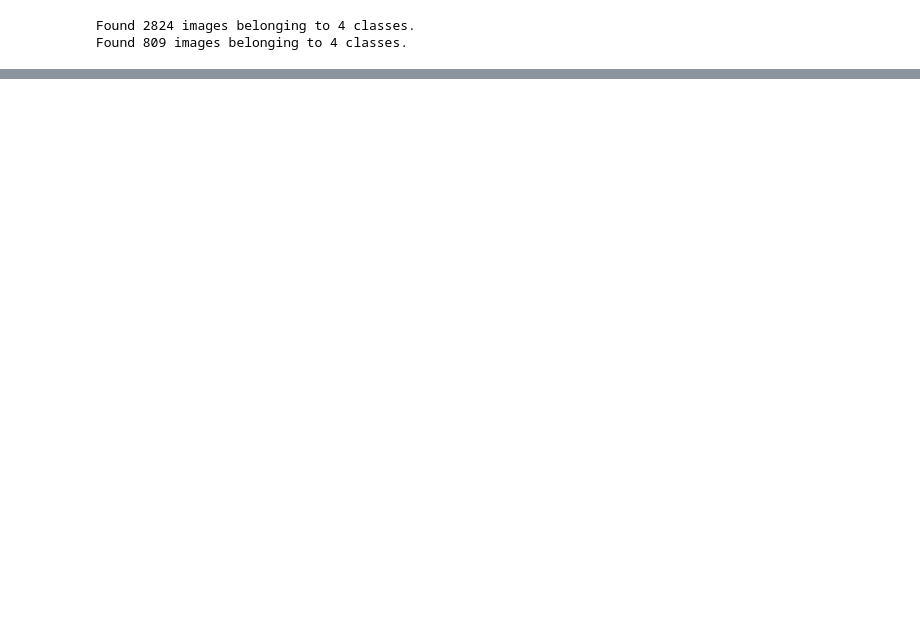
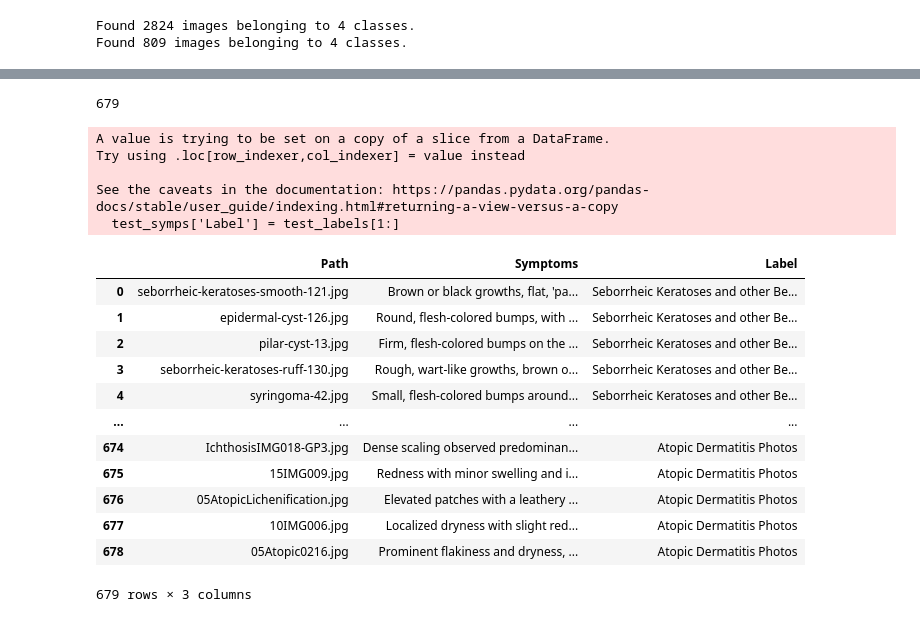
Before and after one commit to svmiko/skindiagnosis, a Jupyter notebook: notebooks/cnn_2class.ipynb, the cells around one changed output, grey strips where cells are left out. Drawn from its saved outputs; the diff is of its cells as text; code cells hidden in the pictures; blank space fills up the shorter version.

```diff
--- a/notebooks/cnn_2class.ipynb
+++ b/notebooks/cnn_2class.ipynb
@@ -187,0 +398,3 @@ Test accuracy: 0.6254635453224182
+# %%
+test_labels = [test_label[29:] for test_label in test_labels]
+test_image_paths[1:]
@@ -187,0 +439,29 @@ Test accuracy: 0.6254635453224182
+# %%
+test_symps = test_symps[['Path','Symptoms']]
+len(test_symps)
+# %% [output]
+679
+# %%
+test_symps['Label'] = test_labels[1:]
+# %% [output]
+A value is trying to be set on a copy of a slice from a DataFrame.
+Try using .loc[row_indexer,col_indexer] = value instead
+
+See the caveats in the documentation: https://pandas.pydata.org/pandas-docs/stable/user_guide/indexing.html#returning-a-view-versus-a-copy
+  test_symps['Label'] = test_labels[1:]
+# %%
+test_symps
+# %% [output]
+|  | Path | Symptoms | Label |
+| 0 | seborrheic-keratoses-smooth-121.jpg | Brown or black growths, flat, 'pa... | Seborrheic Keratoses and other Be... |
+| 1 | epidermal-cyst-126.jpg | Round, flesh-colored bumps, with ... | Seborrheic Keratoses and other Be... |
+| 2 | pilar-cyst-13.jpg | Firm, flesh-colored bumps on the ... | Seborrheic Keratoses and other Be... |
+| 3 | seborrheic-keratoses-ruff-130.jpg | Rough, wart-like growths, brown o... | Seborrheic Keratoses and other Be... |
+| 4 | syringoma-42.jpg | Small, flesh-colored bumps around... | Seborrheic Keratoses and other Be... |
+| ... | ... | ... | ... |
+| 674 | IchthosisIMG018-GP3.jpg | Dense scaling observed predominan... | Atopic Dermatitis Photos |
+| 675 | 15IMG009.jpg | Redness with minor swelling and i... | Atopic Dermatitis Photos |
+| 676 | 05AtopicLichenification.jpg | Elevated patches with a leathery ... | Atopic Dermatitis Photos |
+| 677 | 10IMG006.jpg | Localized dryness with slight red... | Atopic Dermatitis Photos |
+| 678 | 05Atopic0216.jpg | Prominent flakiness and dryness, ... | Atopic Dermatitis Photos |
+679 rows × 3 columns
```
Also changed, not shown: parts of 23 cells of this notebook, 2 other files.
